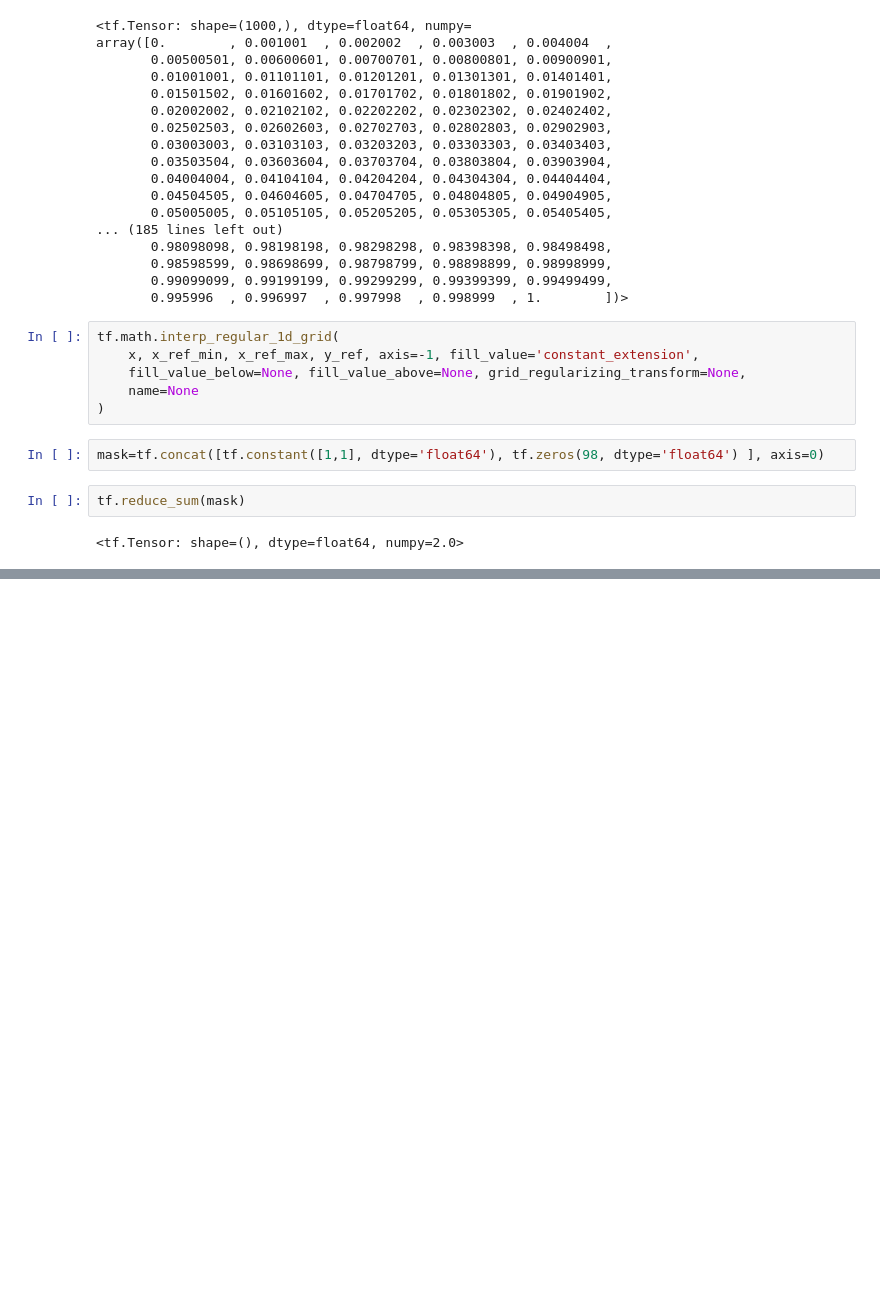
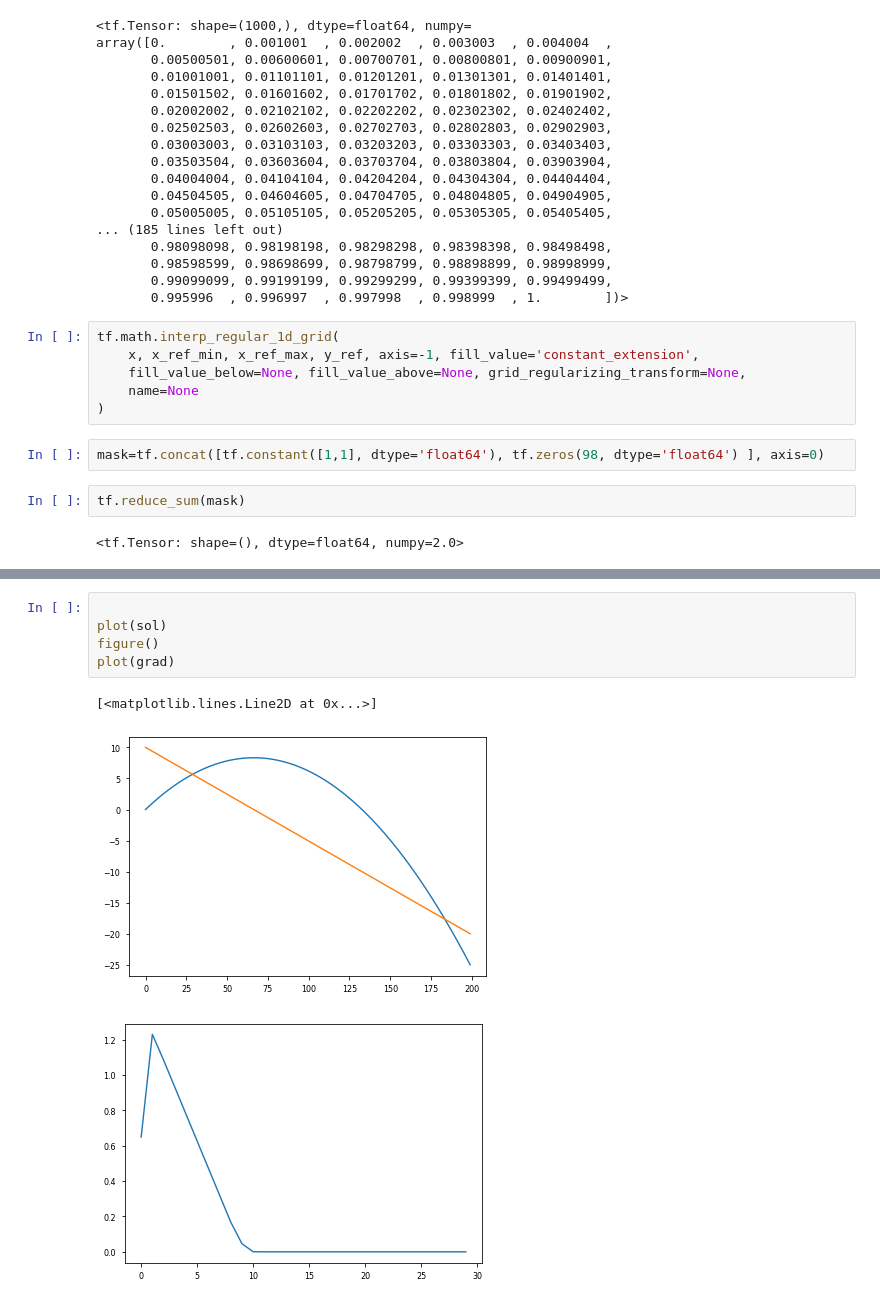
Before and after one commit to morgatron/spylind, a Jupyter notebook: spylind/working/autograd_test.ipynb, the cells around one changed output, grey strips where cells are left out. Saved outputs shown, nothing was run; the diff lists cells and outputs as text; blank space fills up the shorter version.

```diff
--- a/spylind/working/autograd_test.ipynb
+++ b/spylind/working/autograd_test.ipynb
@@ -846,0 +932,9 @@ tf.reduce_sum(mask)
+# %%
+
+plot(sol)
+figure()
+plot(grad)
+# %% [output]
+[<matplotlib.lines.Line2D at 0x...>]
+[figure, added]
+[figure, added]
```
Also changed, not shown: parts of 10 cells of this notebook.
